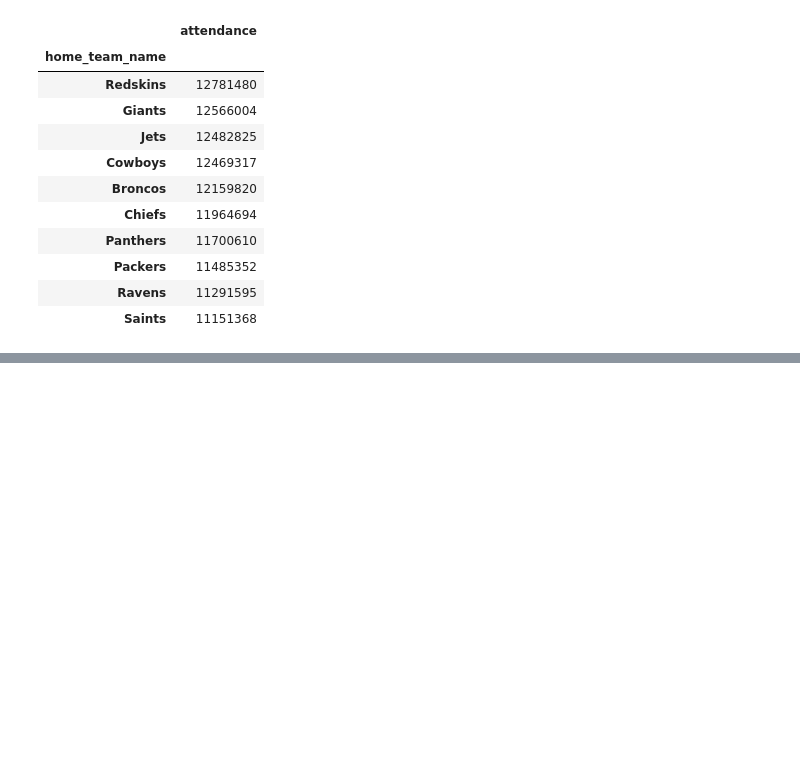
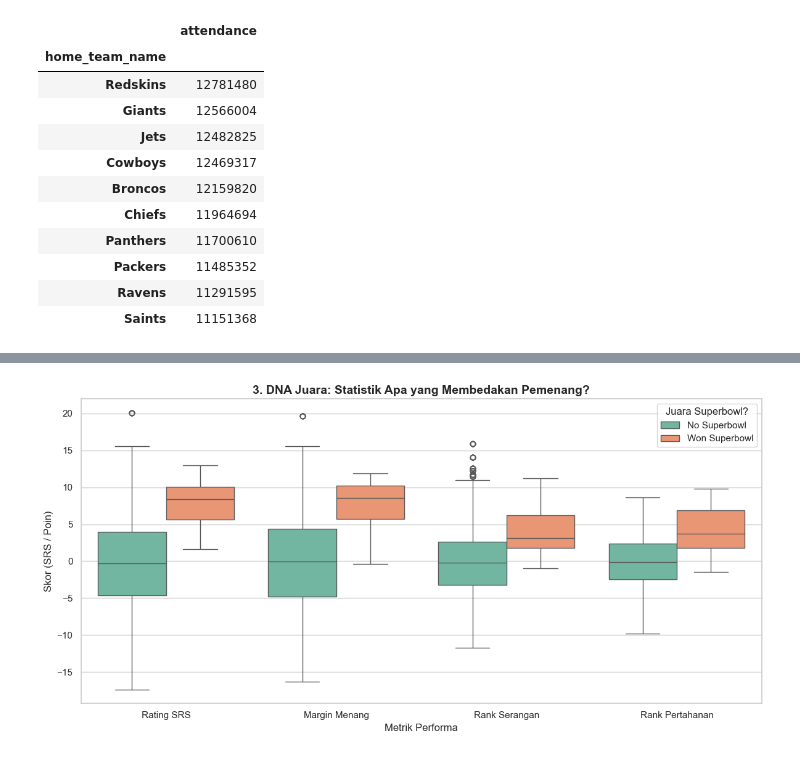
Before and after one commit to gacoanphilia/final-project, a Jupyter notebook: notebooks/final-project.ipynb, the cells around one changed output, grey strips where cells are left out. Cells and saved outputs as stored; diff of their text form; code cells hidden in the pictures; blank space fills up the shorter version.

```diff
--- a/notebooks/final-project.ipynb
+++ b/notebooks/final-project.ipynb
@@ -600,0 +548,31 @@ Passing `palette` without assigning `hue` is deprecated and will be removed in v
+# %%
+plt.figure(figsize=(12, 6))
+
+nfl_label = nfl.copy()
+nfl_label = nfl_label.rename(columns={
+    'simple_rating': 'Rating SRS',
+    'margin_of_victory': 'Margin Menang',
+    'offensive_ranking': 'Rank Serangan',
+    'defensive_ranking': 'Rank Pertahanan'
+})
+
+metrics = ['Rating SRS', 'Margin Menang', 'Rank Serangan', 'Rank Pertahanan']
+df_melt = nfl_label.melt(id_vars=['sb_winner'], value_vars=metrics, var_name='Metrik', value_name='Skor')
+
+sns.boxplot(
+    data=df_melt,
+    x='Metrik',
+    y='Skor',
+    hue='sb_winner',
+    palette='Set2'
+)
+
+plt.title('3. DNA Juara: Statistik Apa yang Membedakan Pemenang?', fontsize=14, fontweight='bold')
+plt.xlabel('Metrik Performa')
+plt.ylabel('Skor (SRS / Poin)')
+plt.legend(title='Juara Superbowl?', loc='upper right')
+
+plt.tight_layout()
+plt.show()
+# %% [output]
+[figure, added]
```
Also changed, not shown: parts of 23 cells of this notebook, 1 other file.
